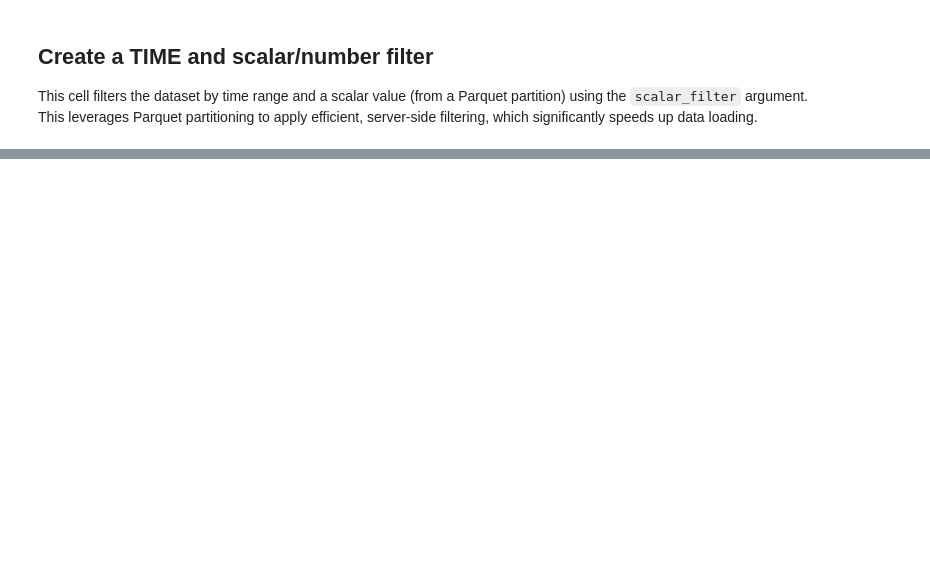
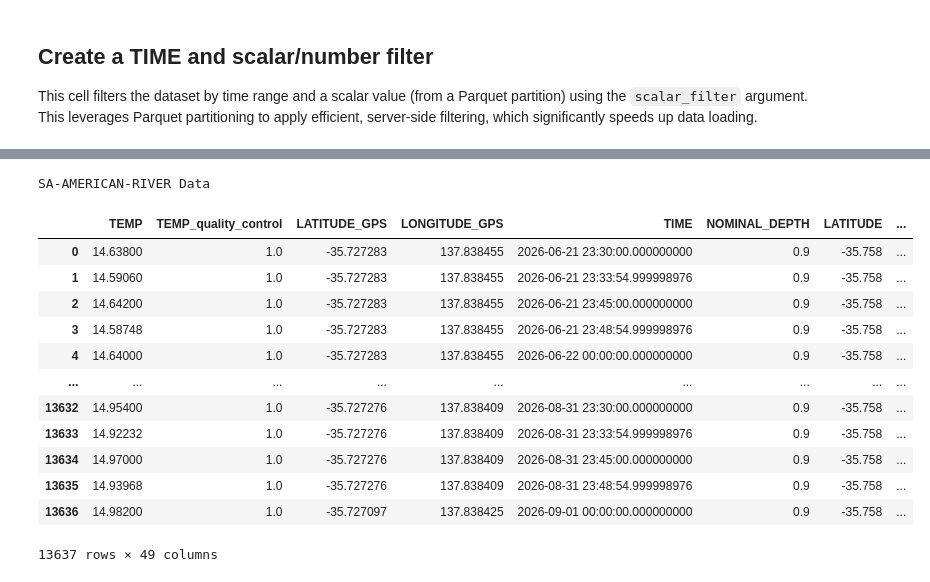
Before and after one commit to aodn/aodn_cloud_optimised, a Jupyter notebook: notebooks/mooring_estuarine_coastal_water_quality_monitoring_realtime_qc.ipynb, the cells around one changed output, grey strips where cells are left out. Cells and saved outputs as stored; diff of their text form; code cells hidden in the pictures; blank space fills up the shorter version.

```diff
--- a/notebooks/mooring_estuarine_coastal_water_quality_monitoring_realtime_qc.ipynb
+++ b/notebooks/mooring_estuarine_coastal_water_quality_monitoring_realtime_qc.ipynb
@@ -113,0 +213,22 @@ df.info()
+# %%
+df = aodn_dataset.get_data(date_start='2025-01-01',
+                           date_end='2026-09-01',
+                           scalar_filter={'site_code': 'SA-AMERICAN-RIVER'})
+print('SA-AMERICAN-RIVER Data')
+SAAR_df = df[df['site_code'] == 'SA-AMERICAN-RIVER']
+SAAR_df
+# %% [output]
+SA-AMERICAN-RIVER Data
+|  | TEMP | TEMP_quality_control | LATITUDE_GPS | LONGITUDE_GPS | TIME | NOMINAL_DEPTH | LATITUDE | ... |
+| 0 | 14.63800 | 1.0 | -35.727283 | 137.838455 | 2026-06-21 23:30:00.000000000 | 0.9 | -35.758 | ... |
+| 1 | 14.59060 | 1.0 | -35.727283 | 137.838455 | 2026-06-21 23:33:54.999998976 | 0.9 | -35.758 | ... |
+| 2 | 14.64200 | 1.0 | -35.727283 | 137.838455 | 2026-06-21 23:45:00.000000000 | 0.9 | -35.758 | ... |
+| 3 | 14.58748 | 1.0 | -35.727283 | 137.838455 | 2026-06-21 23:48:54.999998976 | 0.9 | -35.758 | ... |
+| 4 | 14.64000 | 1.0 | -35.727283 | 137.838455 | 2026-06-22 00:00:00.000000000 | 0.9 | -35.758 | ... |
+| ... | ... | ... | ... | ... | ... | ... | ... | ... |
+| 13632 | 14.95400 | 1.0 | -35.727276 | 137.838409 | 2026-08-31 23:30:00.000000000 | 0.9 | -35.758 | ... |
+| 13633 | 14.92232 | 1.0 | -35.727276 | 137.838409 | 2026-08-31 23:33:54.999998976 | 0.9 | -35.758 | ... |
+| 13634 | 14.97000 | 1.0 | -35.727276 | 137.838409 | 2026-08-31 23:45:00.000000000 | 0.9 | -35.758 | ... |
+| 13635 | 14.93968 | 1.0 | -35.727276 | 137.838409 | 2026-08-31 23:48:54.999998976 | 0.9 | -35.758 | ... |
+| 13636 | 14.98200 | 1.0 | -35.727097 | 137.838425 | 2026-09-01 00:00:00.000000000 | 0.9 | -35.758 | ... |
+13637 rows × 49 columns
```
Also changed, not shown: parts of 12 cells of this notebook.
